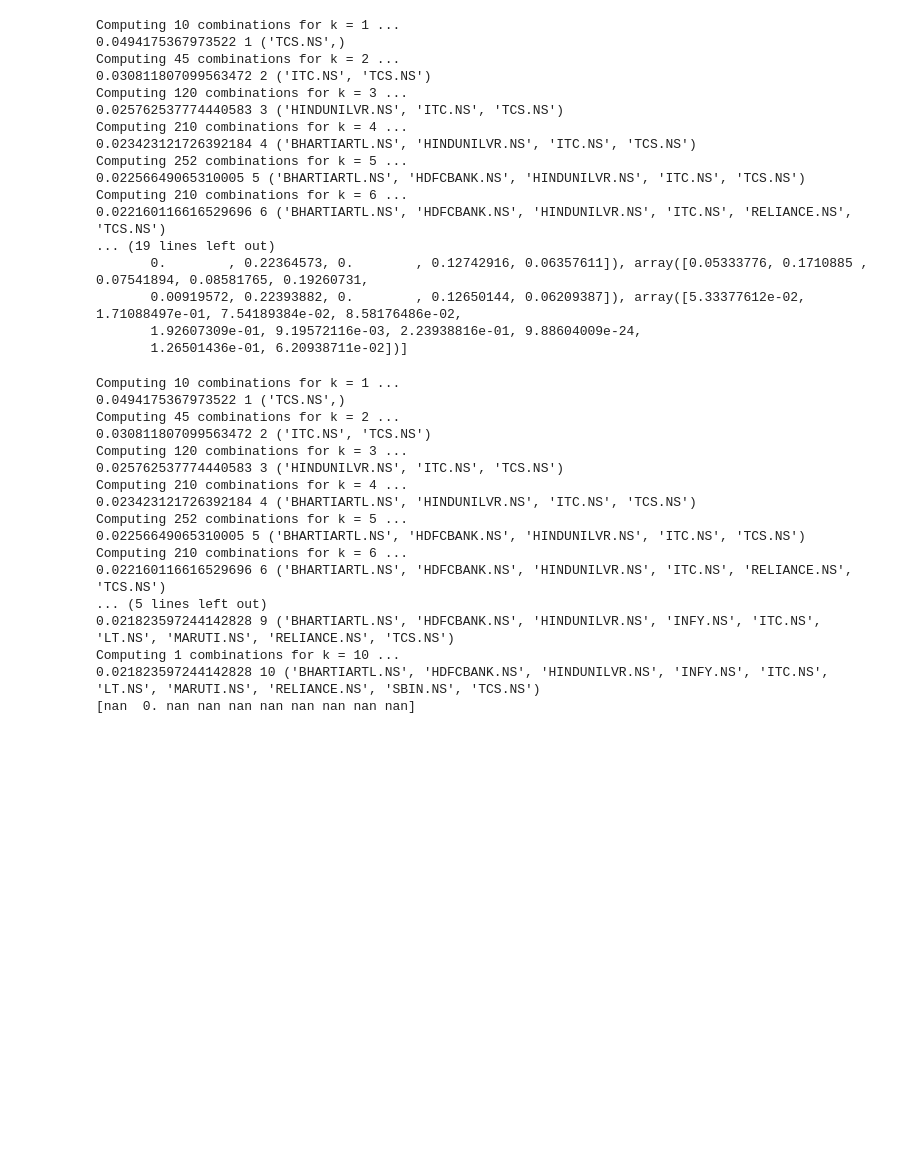
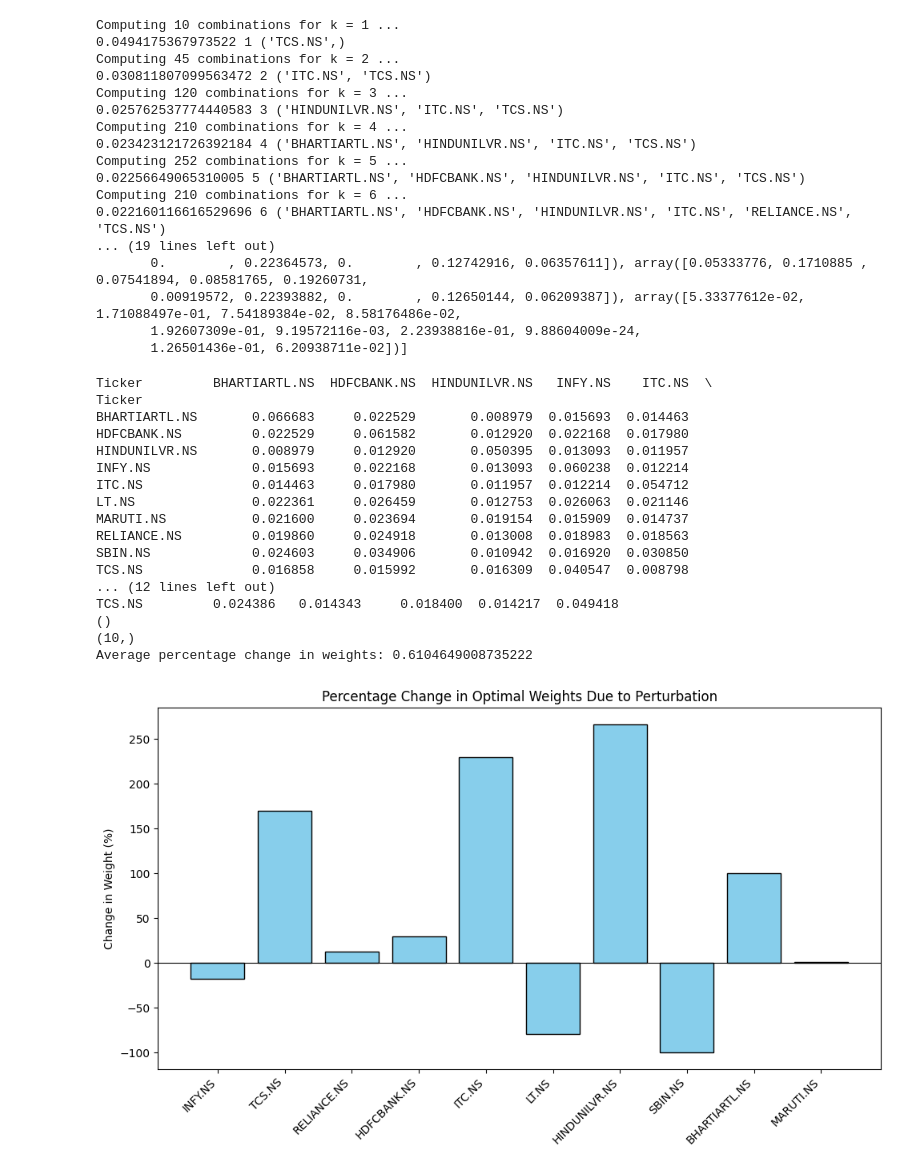
Before and after one commit to manishseervi-iisc/faa_project, a Jupyter notebook: Downloads/FAA/Ass2.ipynb, the cells around one changed output. Drawn from its saved outputs; the diff is of its cells as text; code cells hidden in the pictures; blank space fills up the shorter version.

```diff
--- a/Downloads/FAA/Ass2.ipynb
+++ b/Downloads/FAA/Ass2.ipynb
@@ -508,42 +508,72 @@ Computing 210 combinations for k = 6 ...
 # %%
 #Same weights
 # %%
+
 def perturb_offdiag(cov, delta):
     cov = np.array(cov, dtype = float)
     perturbed_cov = cov.copy()
     n = cov.shape[0]
     for i in range(n):
         for j in range(i+1, n):
             factor = 1 + np.random.uniform(-delta, delta)
             perturbed_cov[i, j] *= factor
             perturbed_cov[j, i] = perturbed_cov[i, j]
     return perturbed_cov
 
-cov_perturbed = perturb_offdiag(cov_annual_out, 0.1)
+cov_perturbed = pd.DataFrame(perturb_offdiag(cov_annual_out, 0.1), index = cov_annual_out.index, columns = cov_annual_out.columns)
+print(cov_perturbed)
+subset_vars_pert, opt_wts_pert = optimise(cov_perturbed, tickers)
 
-subset_vars_pert, opt_wts_pert = subset_opt(cov_annual_out , optimise)
+opt_wts_ = np.array(opt_wts[-1])
+opt_wts_pert = np.array(opt_wts_pert).flatten()
+print(opt_wts_.shape)
+print(opt_wts_pert.shape)
+valid = opt_wts_ != 0
 
-#percentage change in weights
-change = 0
-for k in range(1,11):
-    change += (opt_wts_pert[k-1] - opt_wts[k-1])/(opt_wts[k-1])
+avg_change = np.mean((opt_wts_pert[valid] - opt_wts_[valid]) / opt_wts_[valid])
 
-print(change/10)
+print("Average percentage change in weights:", avg_change)
+
+import matplotlib.pyplot as plt
+import numpy as np
+
+# --- Ensure both are numpy arrays ---
+opt_wts_ = np.array(opt_wts_).flatten()
+opt_wts_pert = np.array(opt_wts_pert).flatten()
+
+# --- Select the corresponding subset of 10 tickers from the full portfolio ---
+# Assuming your perturbed optimization used these 10 tickers:
+tickers_subset = tickers  # ['INFY.NS', 'TCS.NS', ...] (10 total)
+opt_wts_subset = opt_wts_[:10]  # take first 10 weights if they correspond
+
+# --- Compute percentage change ---
+pct_change = 100 * (opt_wts_pert - opt_wts_subset) / np.where(opt_wts_subset != 0, opt_wts_subset, np.nan)
+
+# --- Plot the bar chart ---
+plt.figure(figsize=(10, 6))
+plt.bar(tickers_subset, pct_change, color='skyblue', edgecolor='black')
+plt.axhline(0, color='black', linewidth=0.8)
+plt.title('Percentage Change in Optimal Weights Due to Perturbation')
+plt.ylabel('Change in Weight (%)')
+plt.xticks(rotation=45, ha='right')
+plt.tight_layout()
+plt.show()
 # %% [output]
-Computing 10 combinations for k = 1 ...
-0.0494175367973522 1 ('TCS.NS',)
-Computing 45 combinations for k = 2 ...
-0.030811807099563472 2 ('ITC.NS', 'TCS.NS')
-Computing 120 combinations for k = 3 ...
-0.025762537774440583 3 ('HINDUNILVR.NS', 'ITC.NS', 'TCS.NS')
-Computing 210 combinations for k = 4 ...
-0.023423121726392184 4 ('BHARTIARTL.NS', 'HINDUNILVR.NS', 'ITC.NS', 'TCS.NS')
-Computing 252 combinations for k = 5 ...
-0.02256649065310005 5 ('BHARTIARTL.NS', 'HDFCBANK.NS', 'HINDUNILVR.NS', 'ITC.NS', 'TCS.NS')
-Computing 210 combinations for k = 6 ...
-0.022160116616529696 6 ('BHARTIARTL.NS', 'HDFCBANK.NS', 'HINDUNILVR.NS', 'ITC.NS', 'RELIANCE.NS', 'TCS.NS')
-... (5 lines left out)
-0.021823597244142828 9 ('BHARTIARTL.NS', 'HDFCBANK.NS', 'HINDUNILVR.NS', 'INFY.NS', 'ITC.NS', 'LT.NS', 'MARUTI.NS', 'RELIANCE.NS', 'TCS.NS')
-Computing 1 combinations for k = 10 ...
-0.021823597244142828 10 ('BHARTIARTL.NS', 'HDFCBANK.NS', 'HINDUNILVR.NS', 'INFY.NS', 'ITC.NS', 'LT.NS', 'MARUTI.NS', 'RELIANCE.NS', 'SBIN.NS', 'TCS.NS')
-[nan  0. nan nan nan nan nan nan nan nan]
+Ticker         BHARTIARTL.NS  HDFCBANK.NS  HINDUNILVR.NS   INFY.NS    ITC.NS  \
+Ticker
+BHARTIARTL.NS       0.066683     0.022529       0.008979  0.015693  0.014463
+HDFCBANK.NS         0.022529     0.061582       0.012920  0.022168  0.017980
+HINDUNILVR.NS       0.008979     0.012920       0.050395  0.013093  0.011957
+INFY.NS             0.015693     0.022168       0.013093  0.060238  0.012214
+ITC.NS              0.014463     0.017980       0.011957  0.012214  0.054712
+LT.NS               0.022361     0.026459       0.012753  0.026063  0.021146
+MARUTI.NS           0.021600     0.023694       0.019154  0.015909  0.014737
+RELIANCE.NS         0.019860     0.024918       0.013008  0.018983  0.018563
+SBIN.NS             0.024603     0.034906       0.010942  0.016920  0.030850
+TCS.NS              0.016858     0.015992       0.016309  0.040547  0.008798
+... (12 lines left out)
+TCS.NS         0.024386   0.014343     0.018400  0.014217  0.049418
+()
+(10,)
+Average percentage change in weights: 0.6104649008735222
+[figure, added]
```
Also changed, not shown: parts of 3 cells of this notebook.
